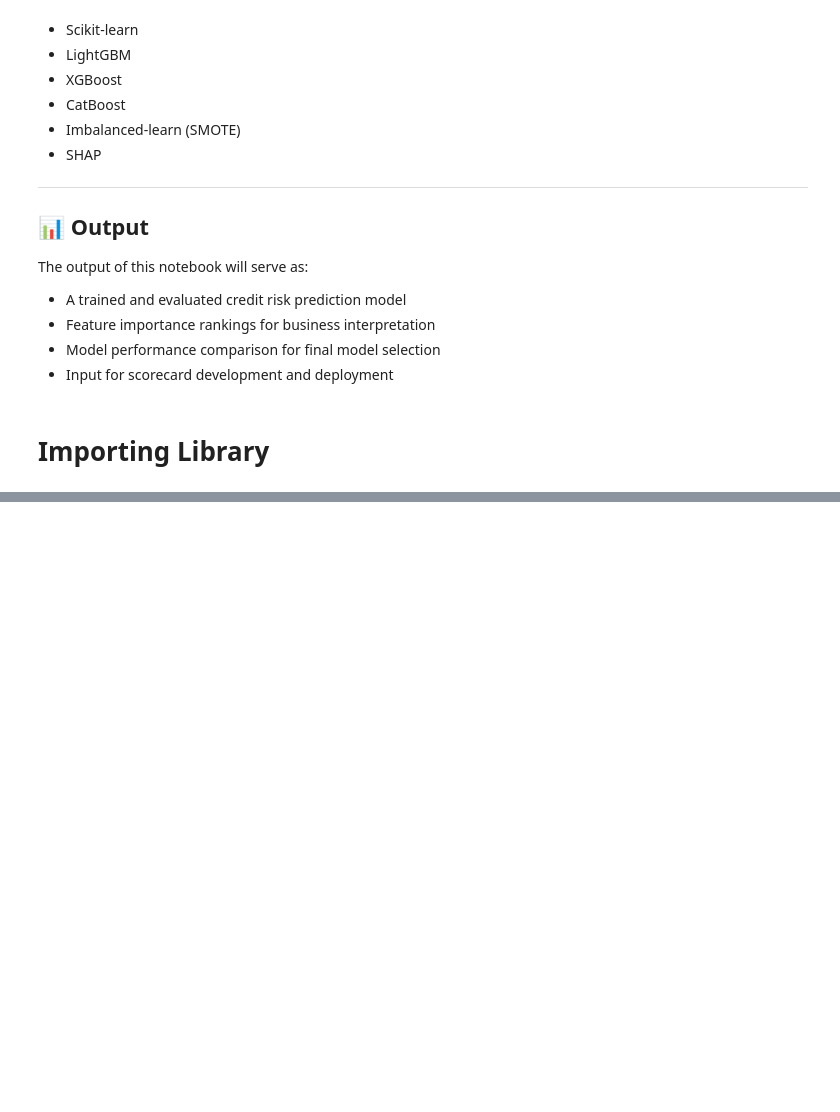
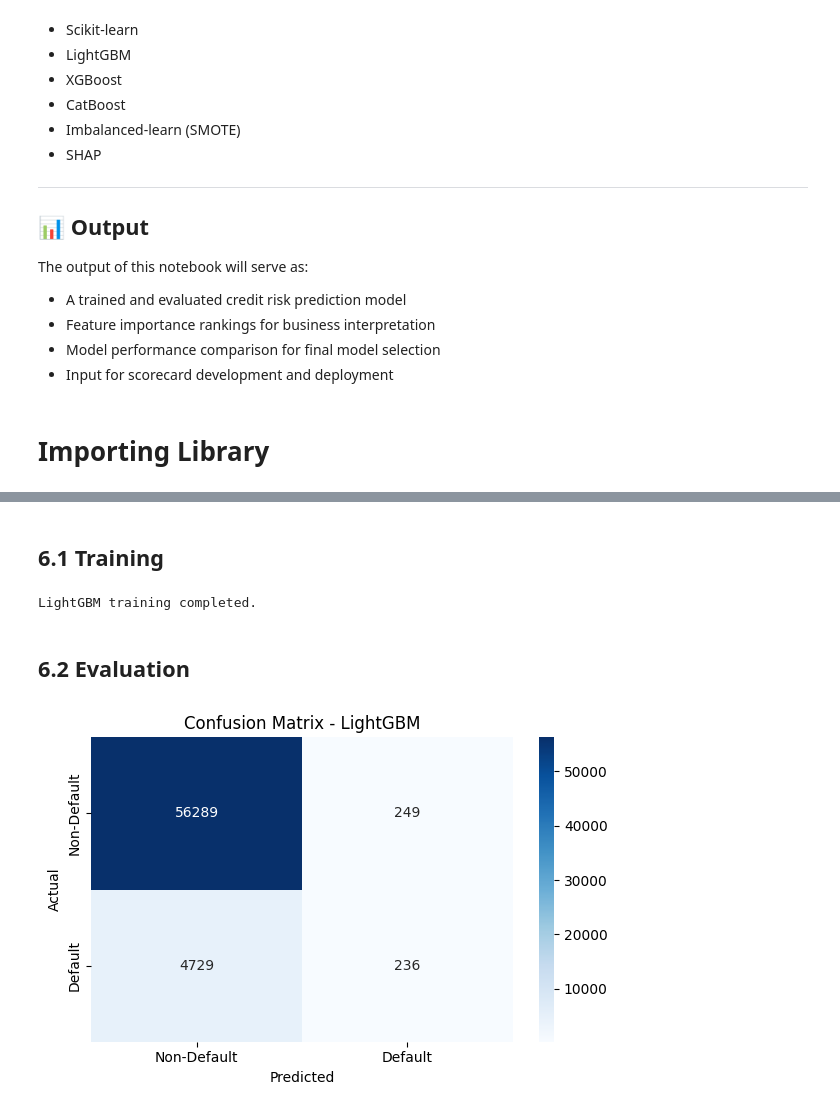
Before and after one commit to oknardo/Home_Credit_Scorecard_Model, a Jupyter notebook: Scorecard_Modelling.ipynb, the cells around one changed output, grey strips where cells are left out. Saved outputs shown, nothing was run; the diff lists cells and outputs as text; code cells hidden in the pictures; blank space fills up the shorter version.

```diff
--- a/Scorecard_Modelling.ipynb
+++ b/Scorecard_Modelling.ipynb
@@ -208,0 +523,42 @@ from sklearn.preprocessing import LabelEncoder
+# %% [markdown]
+## 6.1 Training
+# %%
+# Initialize and train LightGBM
+lgbm = lgb.LGBMClassifier(
+    n_estimators=500,
+    learning_rate=0.05,
+    max_depth=8,
+    num_leaves=31,
+    min_child_samples=50,
+    subsample=0.8,
+    colsample_bytree=0.8,
+    scale_pos_weight=(y_train_smote == 0).sum() / (y_train_smote == 1).sum(),
+    random_state=42,
+    n_jobs=-1,
+    verbose=-1
+)
+
+lgbm.fit(X_train_smote, y_train_smote)
+print("LightGBM training completed.")
+# %% [output]
+LightGBM training completed.
+# %% [markdown]
+## 6.2 Evaluation
+# %%
+# Predictions
+y_pred_lgbm = lgbm.predict(X_test)
+y_prob_lgbm = lgbm.predict_proba(X_test)[:, 1]
+
+# Confusion Matrix
+cm_lgbm = confusion_matrix(y_test, y_pred_lgbm)
+plt.figure(figsize=(6, 4))
+sns.heatmap(cm_lgbm, annot=True, fmt='d', cmap='Blues',
+            xticklabels=['Non-Default', 'Default'],
+            yticklabels=['Non-Default', 'Default'])
+plt.title('Confusion Matrix - LightGBM')
+plt.ylabel('Actual')
+plt.xlabel('Predicted')
+plt.tight_layout()
+plt.show()
+# %% [output]
+[figure, added]
```
Also changed, not shown: parts of 64 cells of this notebook.
